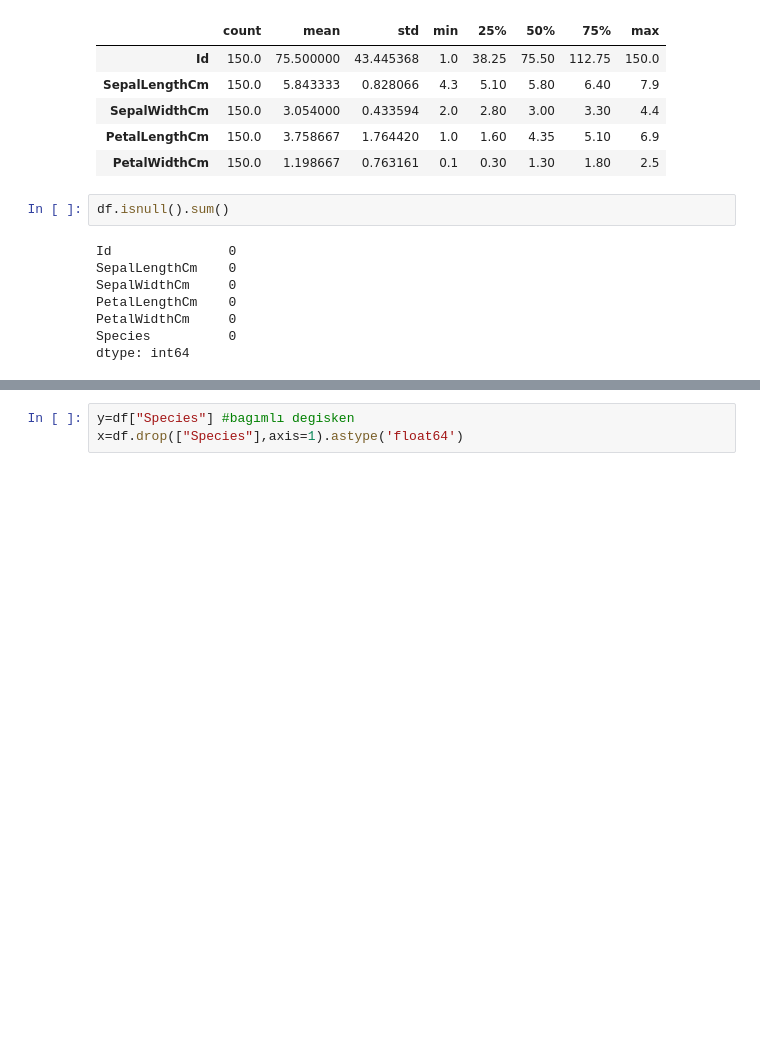
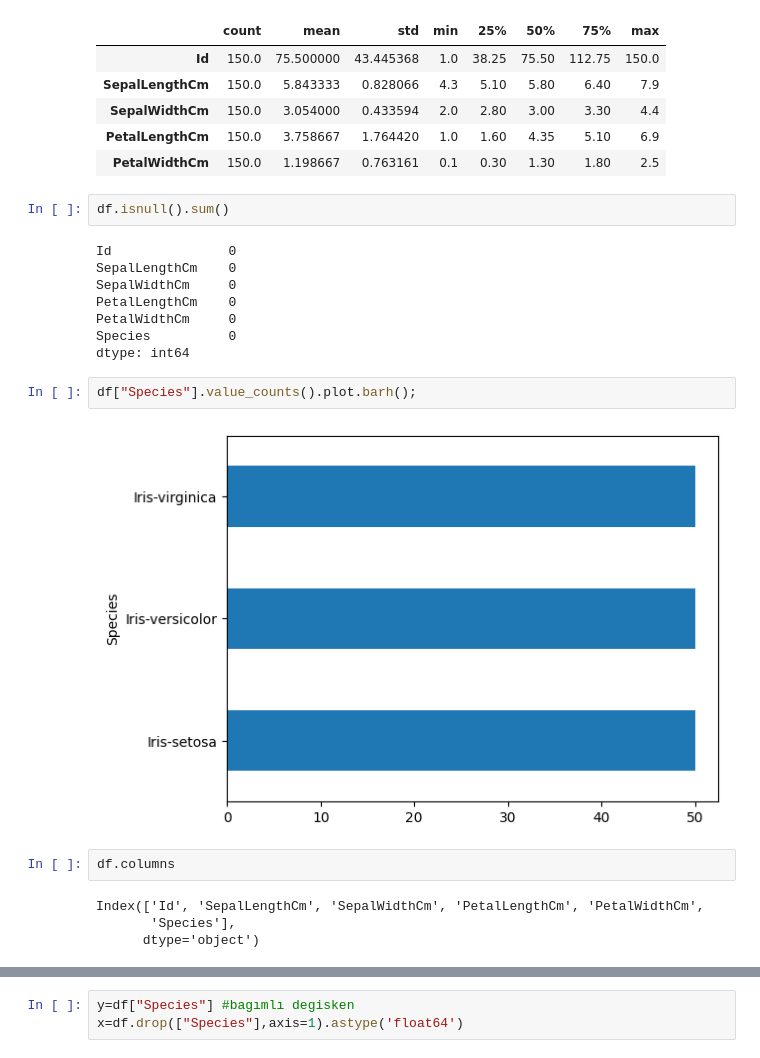
Before and after one commit to meryemarpaci/KNN_and_Logistik_Regression, a Jupyter notebook: iris_knn_lr.ipynb, the cells around one changed output, grey strips where cells are left out. Cells and saved outputs as stored; diff of their text form; blank space fills up the shorter version.

```diff
--- a/iris_knn_lr.ipynb
+++ b/iris_knn_lr.ipynb
@@ -42,3 +67,13 @@ PetalLengthCm    0
 PetalWidthCm     0
 Species          0
 dtype: int64
+# %%
+df["Species"].value_counts().plot.barh();
+# %% [output]
+[figure, added]
+# %%
+df.columns
+# %% [output]
+Index(['Id', 'SepalLengthCm', 'SepalWidthCm', 'PetalLengthCm', 'PetalWidthCm',
+       'Species'],
+      dtype='object')
```
Also changed, not shown: parts of 7 cells of this notebook.
